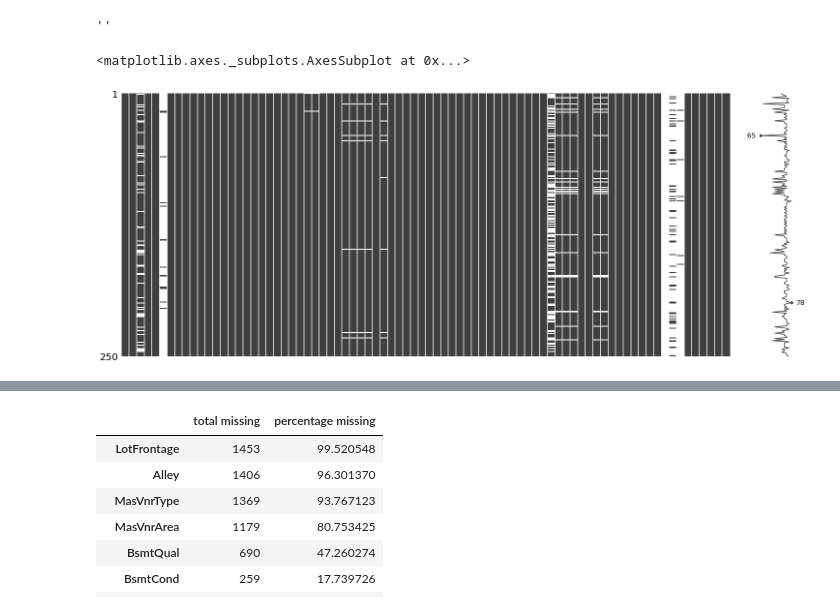
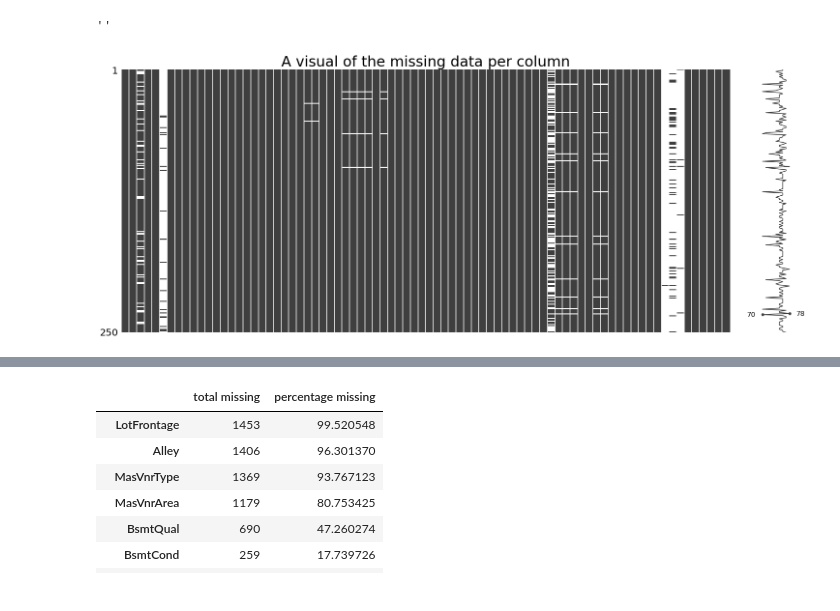
Before and after one commit to MonicaMbabazi/Group_Assignment.Monica.Jupiter.Eric, a Jupyter notebook: group-assignment-jupiter.ipynb, the cells around one changed output, grey strips where cells are left out. Saved outputs shown, nothing was run; the diff lists cells and outputs as text; code cells hidden in the pictures.

```diff
--- a/group-assignment-jupiter.ipynb
+++ b/group-assignment-jupiter.ipynb
@@ -5,6 +5,15 @@ import seaborn as sns
 import matplotlib.pyplot as plt
 import warnings
 warnings.filterwarnings('ignore')
+
+
+params = {'legend.fontsize': 'x-large',
+          'figure.figsize': (15, 5),
+         'axes.labelsize': 'x-large',
+         'axes.titlesize':'x-large',
+         'xtick.labelsize':'x-large',
+         'ytick.labelsize':'x-large'}
+plt.rcParams.update(params)
 # %%
 train=pd.read_csv("train.csv",sep=",", index_col="Id")
 test=pd.read_csv("test.csv",sep=",", index_col="Id")
@@ -141,10 +151,11 @@ k.read()
 # %%
 ### Visualising missing data with package missing no
 ## using matrix
 import missingno as msn
 %matplotlib inline
-msn.matrix(train.sample(250))
+msn.matrix(train.sample(250)).set_title('A visual of the missing data per column', fontdict={'fontsize': 30, 'fontweight': 'medium'})
 #msn.matrix(train)
+
+plt.show()
 # %% [output]
-<matplotlib.axes._subplots.AxesSubplot at 0x...>
-[figure, old version]
+[figure, new version]
```
Also changed, not shown: parts of 54 cells of this notebook.
